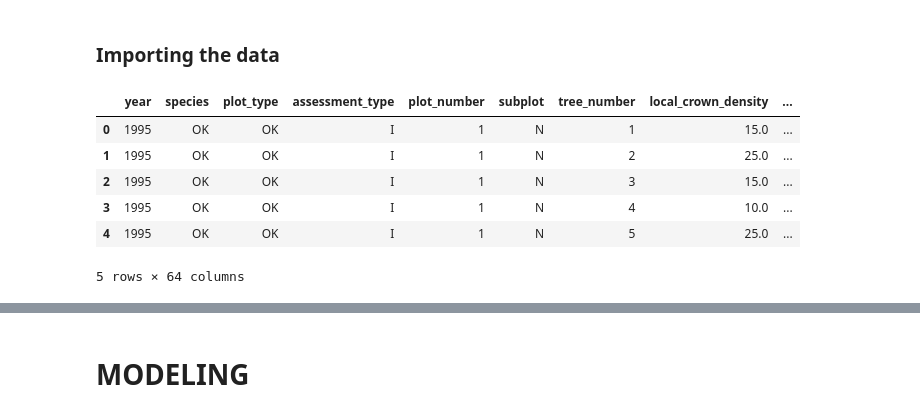
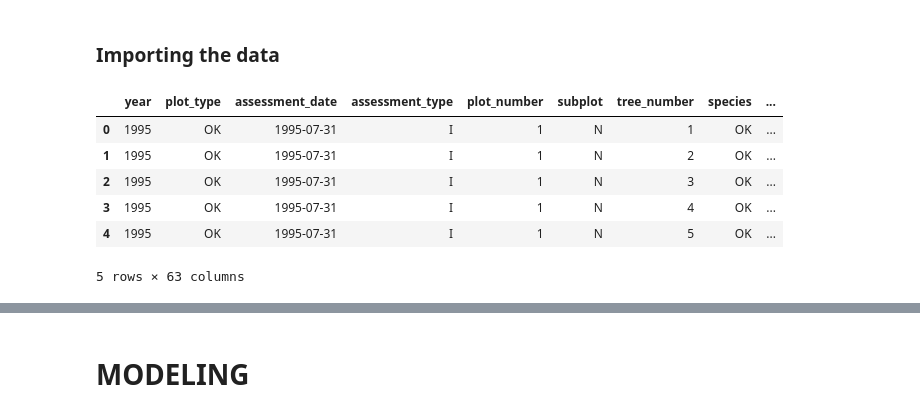
Before and after one commit to sandraabu/Forest-Health, a Jupyter notebook: Capstone modeling-NLP.ipynb, the cells around one changed output, grey strips where cells are left out. Drawn from its saved outputs; the diff is of its cells as text; code cells hidden in the pictures.

```diff
--- a/Capstone modeling-NLP.ipynb
+++ b/Capstone modeling-NLP.ipynb
@@ -9,13 +7,13 @@ SVC()
 ### Importing the data
 # %%
 #importing the data
-df = pd.read_csv('/Users/sandra/Desktop/Capstone/EDA_forest.csv')
+df = pd.read_csv('/Users/sandra/Desktop/Capstone/Final_clean_data_modeling.csv')
 df.head()
 # %% [output]
-|  | year | species | plot_type | assessment_type | plot_number | subplot | tree_number | local_crown_density | ... |
-| 0 | 1995 | OK | OK | I | 1 | N | 1 | 15.0 | ... |
-| 1 | 1995 | OK | OK | I | 1 | N | 2 | 25.0 | ... |
-| 2 | 1995 | OK | OK | I | 1 | N | 3 | 15.0 | ... |
-| 3 | 1995 | OK | OK | I | 1 | N | 4 | 10.0 | ... |
-| 4 | 1995 | OK | OK | I | 1 | N | 5 | 25.0 | ... |
+|  | year | plot_type | assessment_date | assessment_type | plot_number | subplot | tree_number | species | ... |
+| 0 | 1995 | OK | 1995-07-31 | I | 1 | N | 1 | OK | ... |
+| 1 | 1995 | OK | 1995-07-31 | I | 1 | N | 2 | OK | ... |
+| 2 | 1995 | OK | 1995-07-31 | I | 1 | N | 3 | OK | ... |
+| 3 | 1995 | OK | 1995-07-31 | I | 1 | N | 4 | OK | ... |
+| 4 | 1995 | OK | 1995-07-31 | I | 1 | N | 5 | OK | ... |
-5 rows × 64 columns
+5 rows × 63 columns
```
Also changed, not shown: parts of 44 cells of this notebook.
